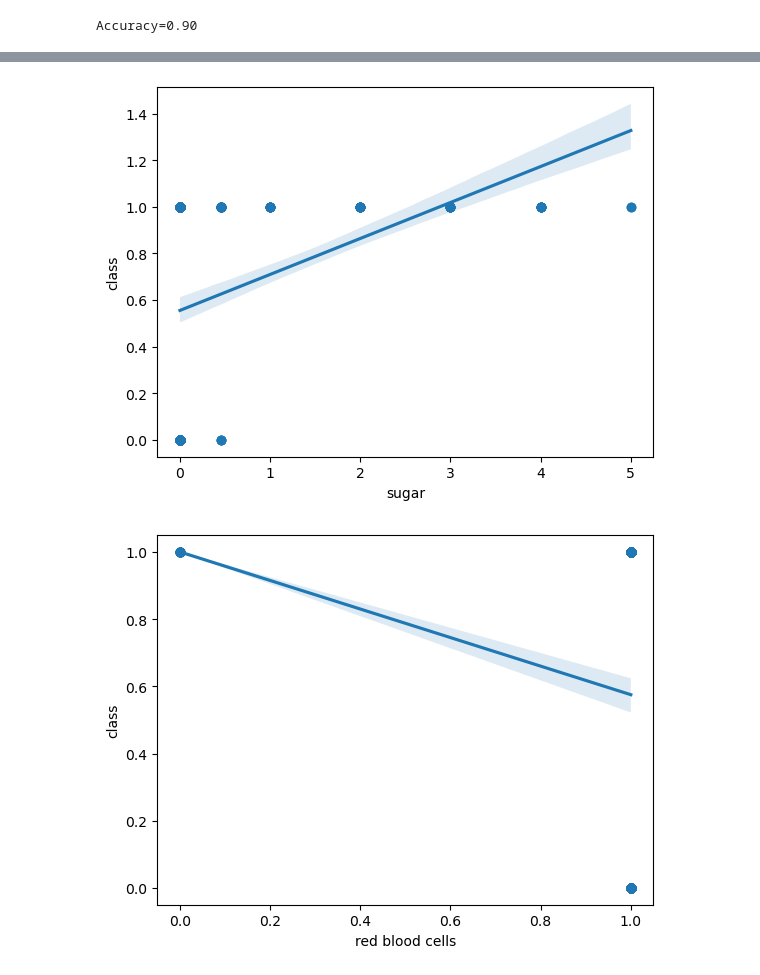
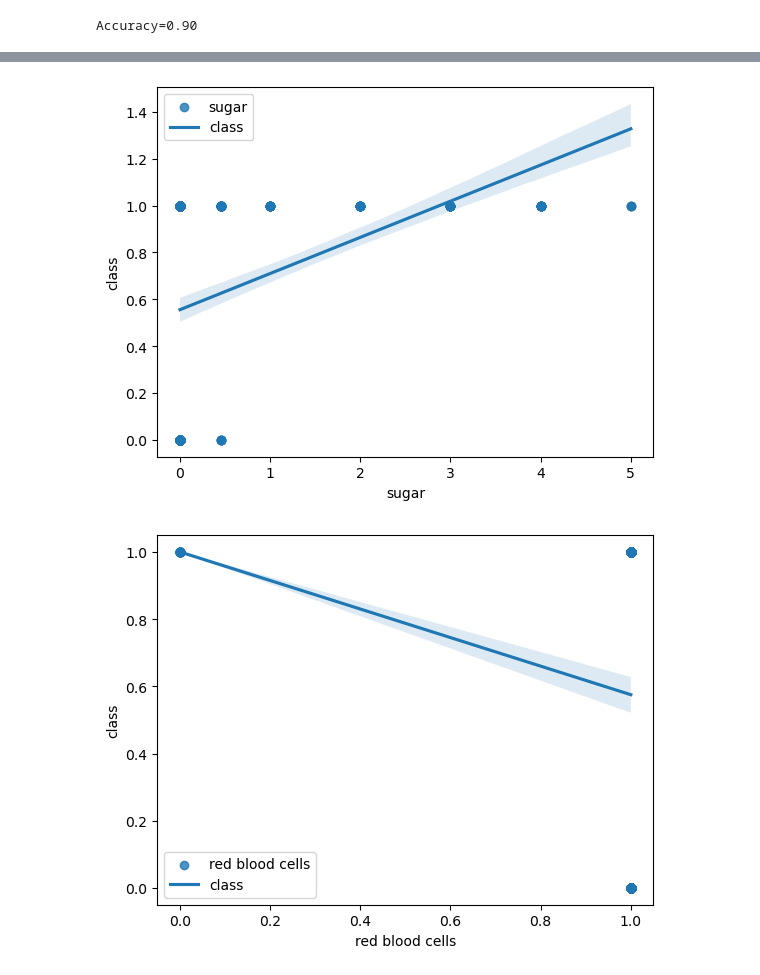
Before and after one commit to koubaib-ben-yedder/Machine_Learning_Algorithms_Checkpoint, a Jupyter notebook: Machine Learning Algorithms Checkpoint.ipynb, the cells around one changed output, grey strips where cells are left out. Drawn from its saved outputs; the diff is of its cells as text; code cells hidden in the pictures.

```diff
--- a/Machine Learning Algorithms Checkpoint.ipynb
+++ b/Machine Learning Algorithms Checkpoint.ipynb
@@ -338,10 +341,12 @@ plt.show()
 # %%
 sns.regplot(x='sugar',y='class',data=data)
+plt.legend(["sugar","class"])
 plt.show()
 # %% [output]
-[figure, old version]
+[figure, new version]
 # %%
 sns.regplot(x='red blood cells',y='class',data=data)
+plt.legend(["red blood cells","class"])
 plt.show()
 # %% [output]
-[figure, old version]
+[figure, new version]
```
Also changed, not shown: parts of 16 cells of this notebook.
